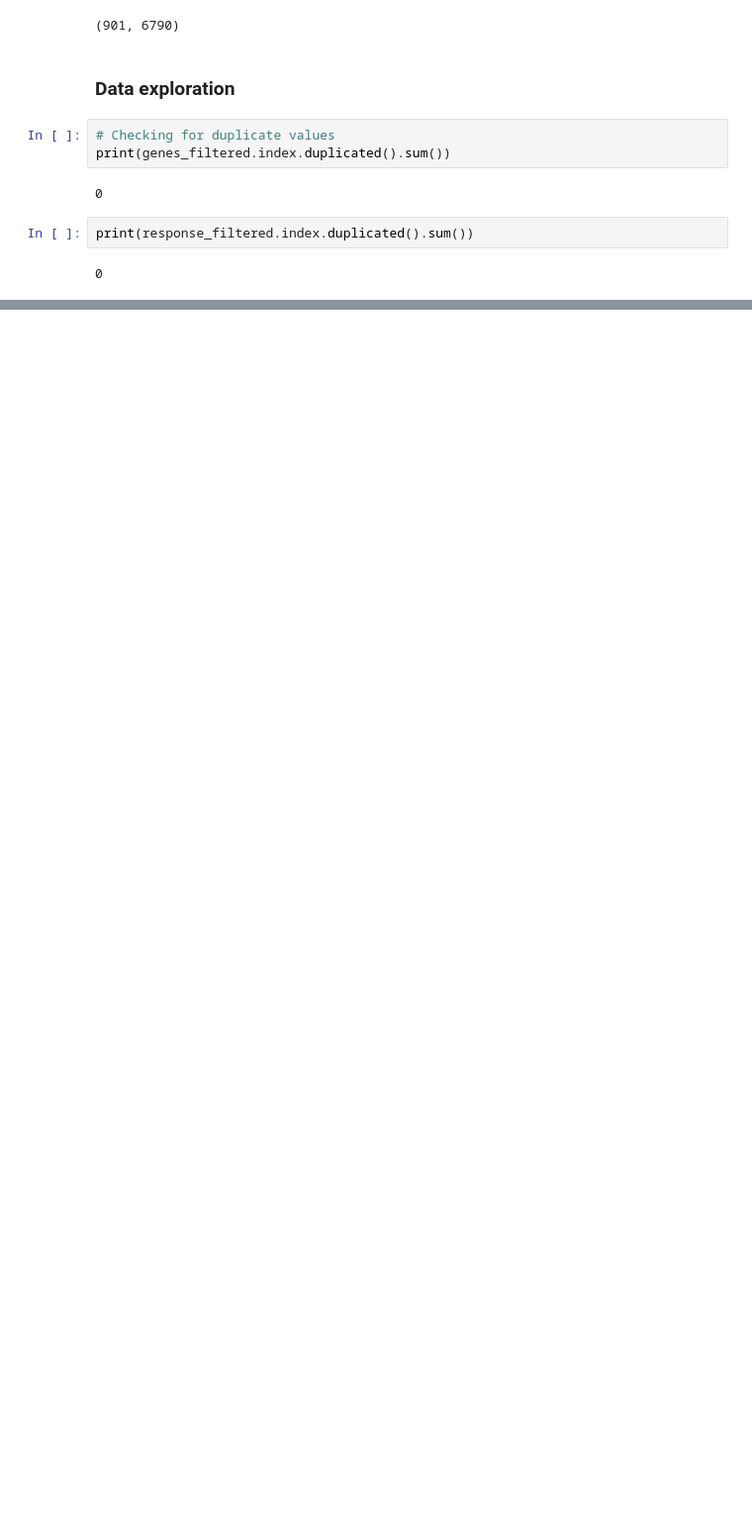
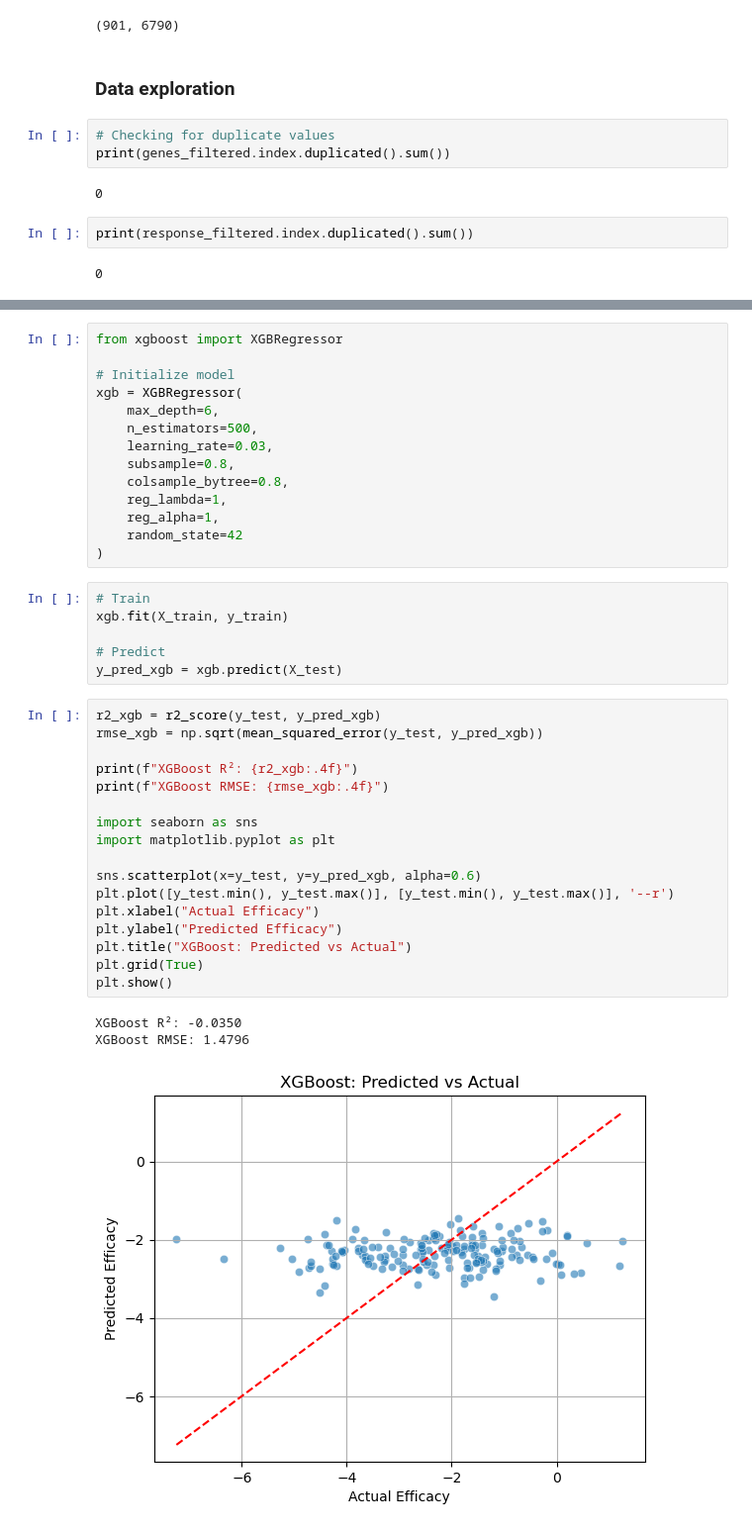
Before and after one commit to Alexreat/Drug_response_prediction, a Jupyter notebook: Drug_response.ipynb, the cells around one changed output, grey strips where cells are left out. Shown: that part at 99% size. Cells and saved outputs as stored; diff of their text form; blank space fills up the shorter version.

```diff
--- a/Drug_response.ipynb
+++ b/Drug_response.ipynb
@@ -102,0 +324,41 @@ print(response_filtered.index.duplicated().sum())
+# %%
+from xgboost import XGBRegressor
+
+# Initialize model
+xgb = XGBRegressor(
+    max_depth=6,
+    n_estimators=500,
+    learning_rate=0.03,
+    subsample=0.8,
+    colsample_bytree=0.8,
+    reg_lambda=1,
+    reg_alpha=1,
+    random_state=42
+)
+# %%
+# Train
+xgb.fit(X_train, y_train)
+
+# Predict
+y_pred_xgb = xgb.predict(X_test)
+# %%
+r2_xgb = r2_score(y_test, y_pred_xgb)
+rmse_xgb = np.sqrt(mean_squared_error(y_test, y_pred_xgb))
+
+print(f"XGBoost R²: {r2_xgb:.4f}")
+print(f"XGBoost RMSE: {rmse_xgb:.4f}")
+
+import seaborn as sns
+import matplotlib.pyplot as plt
+
+sns.scatterplot(x=y_test, y=y_pred_xgb, alpha=0.6)
+plt.plot([y_test.min(), y_test.max()], [y_test.min(), y_test.max()], '--r')
+plt.xlabel("Actual Efficacy")
+plt.ylabel("Predicted Efficacy")
+plt.title("XGBoost: Predicted vs Actual")
+plt.grid(True)
+plt.show()
+# %% [output]
+XGBoost R²: -0.0350
+XGBoost RMSE: 1.4796
+[figure, added]
```
Also changed, not shown: parts of 34 cells of this notebook.
